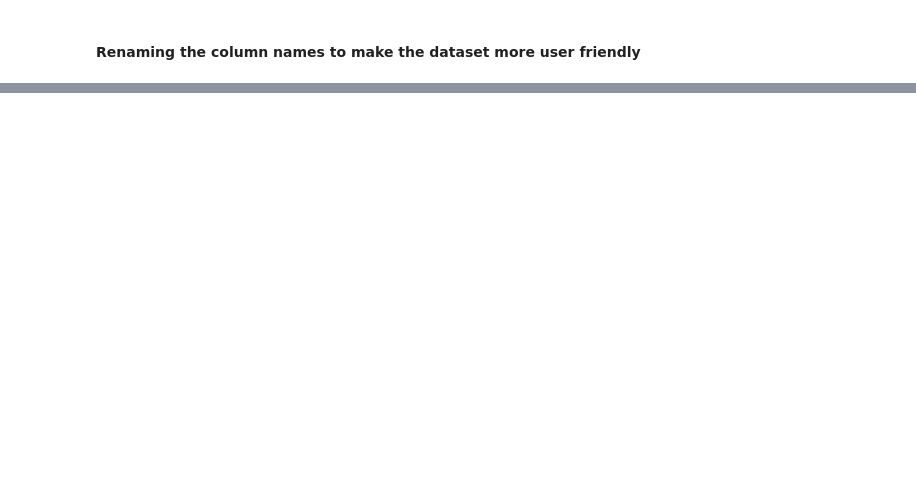
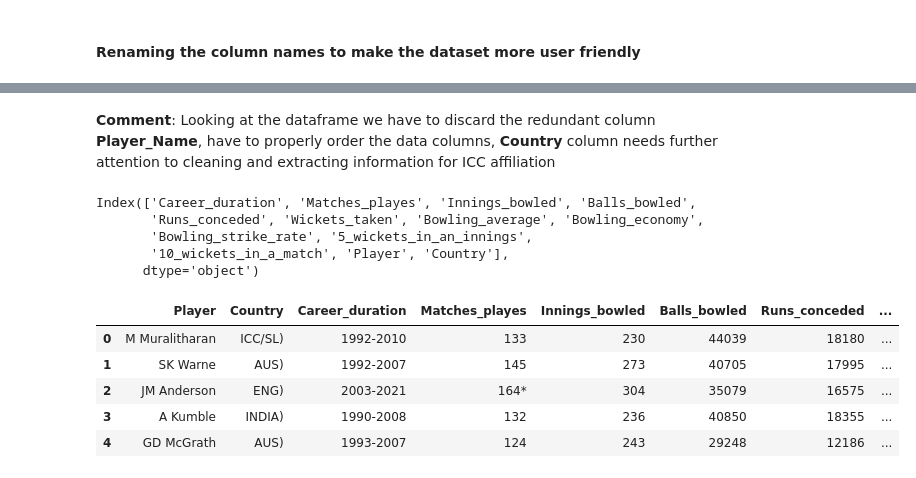
Before and after one commit to irfan013/test_bowlers_analysis, a Jupyter notebook: test_bowlers_analysis.ipynb, the cells around one changed output, grey strips where cells are left out. Saved outputs shown, nothing was run; the diff lists cells and outputs as text; code cells hidden in the pictures; blank space fills up the shorter version.

```diff
--- a/test_bowlers_analysis.ipynb
+++ b/test_bowlers_analysis.ipynb
@@ -150,0 +190,4 @@ display(df.head())
+# %%
+# For this first, we have to split the "Player_Name" column into two different columns one will have name only and other team/country affiliation
+df_player = df['Player_Name'].str.split("(", expand=True)
+display(df_player.head(10))
@@ -150,0 +206,8 @@ display(df.head())
+# %%
+# Second we have to concatenate this new dataframe to previous dataframe
+df = pd.concat([df, df_player], axis=1)
+# Propoerly naming the newly added columns
+df = df.rename(columns={0: 'Player',
+                        1: 'Country'})
+
+display(df.head())
@@ -150,0 +221,28 @@ display(df.head())
+# %% [markdown]
+**Comment**: Looking at the dataframe we have to discard the redundant column **Player_Name**, have to properly order the data columns, **Country** column needs further attention to cleaning and extracting information for ICC affiliation
+# %%
+# Removing Player_Name column
+df.drop('Player_Name', axis=1, inplace=True)
+# Looking for existing column names
+print(df.columns)
+# %% [output]
+Index(['Career_duration', 'Matches_playes', 'Innings_bowled', 'Balls_bowled',
+       'Runs_conceded', 'Wickets_taken', 'Bowling_average', 'Bowling_economy',
+       'Bowling_strike_rate', '5_wickets_in_an_innings',
+       '10_wickets_in_a_match', 'Player', 'Country'],
+      dtype='object')
+# %%
+# Assinging preferred column sequence
+new_col_sequence = ['Player', 'Country', 'Career_duration', 'Matches_playes', 'Innings_bowled', 'Balls_bowled',
+                    'Runs_conceded', 'Wickets_taken', 'Bowling_average', 'Bowling_economy', 'Bowling_strike_rate',
+                    '5_wickets_in_an_innings', '10_wickets_in_a_match']
+df = df[new_col_sequence]
+
+display(df.head())
+# %% [output]
+|  | Player | Country | Career_duration | Matches_playes | Innings_bowled | Balls_bowled | Runs_conceded | ... |
+| 0 | M Muralitharan | ICC/SL) | 1992-2010 | 133 | 230 | 44039 | 18180 | ... |
+| 1 | SK Warne | AUS) | 1992-2007 | 145 | 273 | 40705 | 17995 | ... |
+| 2 | JM Anderson | ENG) | 2003-2021 | 164* | 304 | 35079 | 16575 | ... |
+| 3 | A Kumble | INDIA) | 1990-2008 | 132 | 236 | 40850 | 18355 | ... |
+| 4 | GD McGrath | AUS) | 1993-2007 | 124 | 243 | 29248 | 12186 | ... |
```
Also changed, not shown: parts of 50 cells of this notebook.
